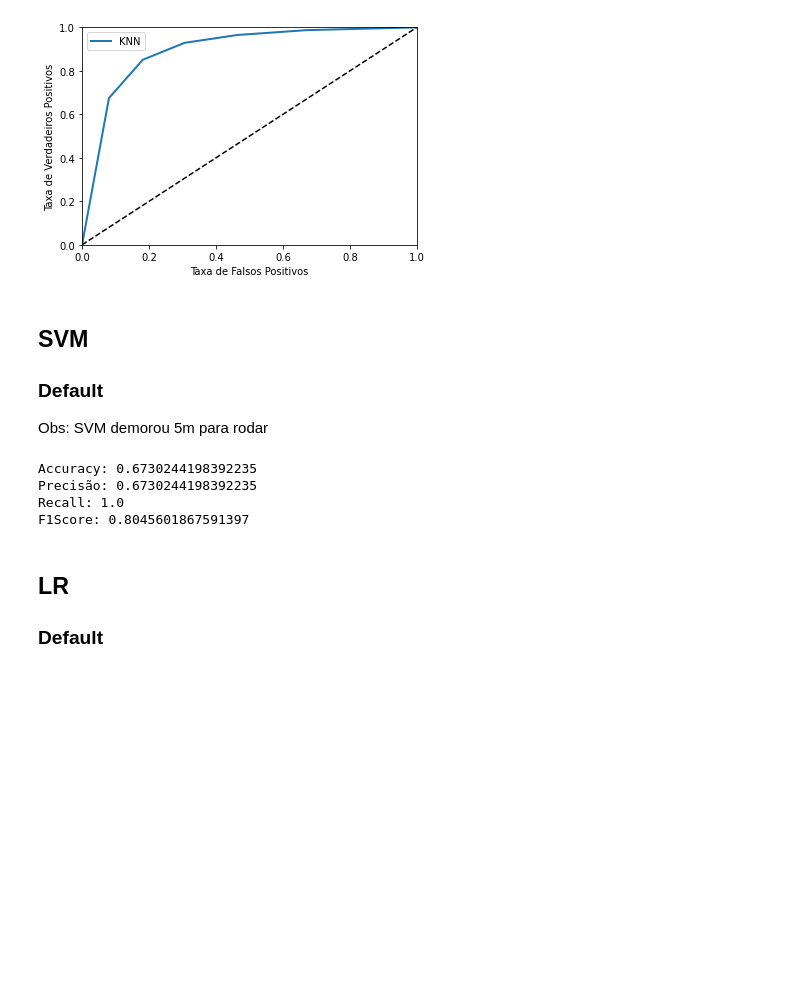
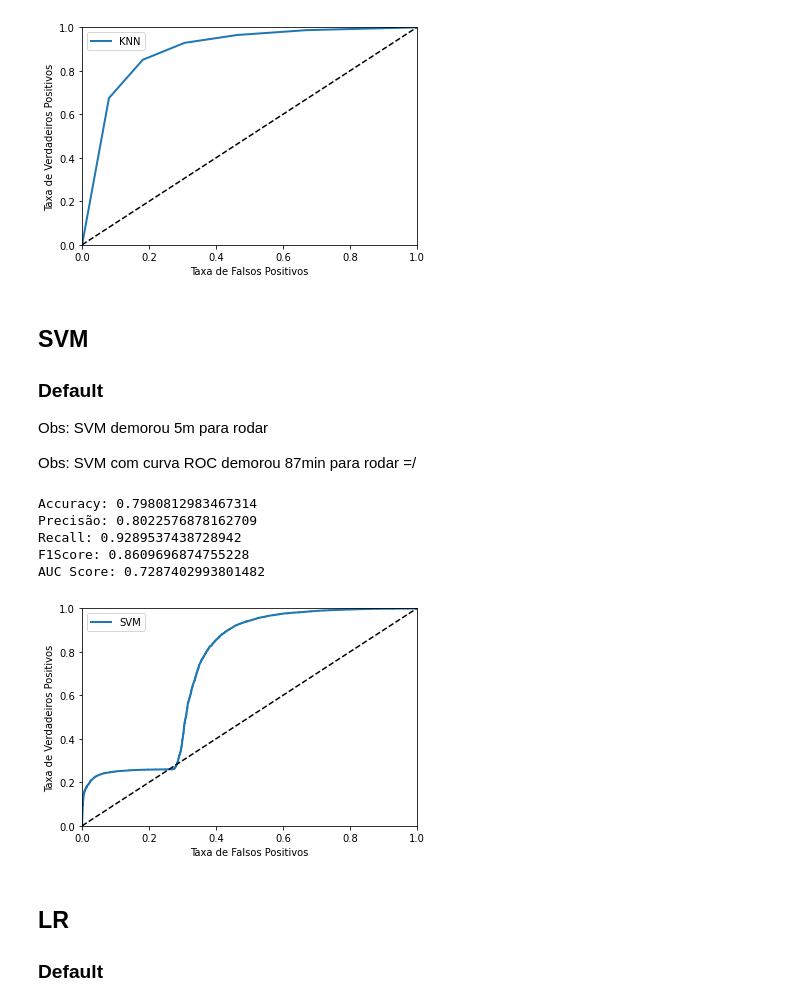
Before and after one commit to mrelero/machine-learning-anatel-database, a Jupyter notebook: ML_Techs/paper-enegep.ipynb, the cells around one changed output. Saved outputs shown, nothing was run; the diff lists cells and outputs as text; code cells hidden in the pictures; blank space fills up the shorter version.

Commit message:
SVM muito ruim de rodar e ROC conjunto

```diff
--- a/ML_Techs/paper-enegep.ipynb
+++ b/ML_Techs/paper-enegep.ipynb
@@ -228,24 +230,37 @@ AUC Score: 0.893672566742028
 ### Default
 
 Obs: SVM demorou 5m para rodar
+
+Obs: SVM com curva ROC demorou 87min para rodar =/
 # %%
 SVM_Class.fit(X_train, y_train)
 y_pred = SVM_Class.predict(X_test)
+y_pred_prob = SVM_Class.predict_proba(X_test)
+y_pred_prob = y_pred_prob[:, 1]
 
 print("Accuracy:",metrics.accuracy_score(y_test, y_pred))
 cmKNN = confusion_matrix(y_test, y_pred)
 
 pKNN = precision_score(y_test,y_pred)
 rKNN = recall_score(y_test,y_pred)
 F1KNN = f1_score(y_test, y_pred)
+
+fprKNN, tprKNN, threshold_KNN = roc_curve(y_test,y_pred_prob)
+plot_roc_curve(fprKNN,tprKNN,  "SVM")
+
+aucKNN = roc_auc_score(y_test,y_pred_prob)
+
 print("Precisão:", pKNN)
 print("Recall:", rKNN)
 print("F1Score:", F1KNN)
+print("AUC Score:",aucKNN)
 # %% [output]
-Accuracy: 0.6730244198392235
-Precisão: 0.6730244198392235
-Recall: 1.0
-F1Score: 0.8045601867591397
+Accuracy: 0.7980812983467314
+Precisão: 0.8022576878162709
+Recall: 0.9289537438728942
+F1Score: 0.8609696874755228
+AUC Score: 0.7287402993801482
+[figure, added]
 # %% [markdown]
 ## LR
 
```
Also changed, not shown: parts of 3 cells of this notebook.
